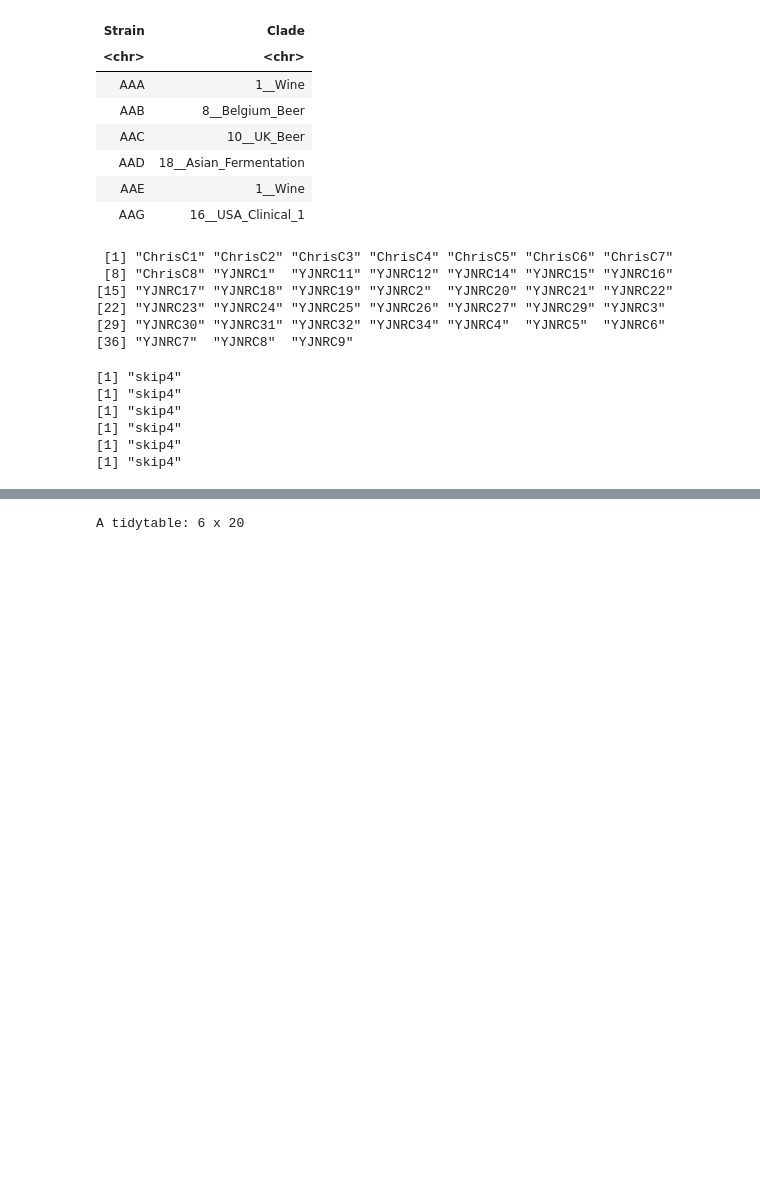
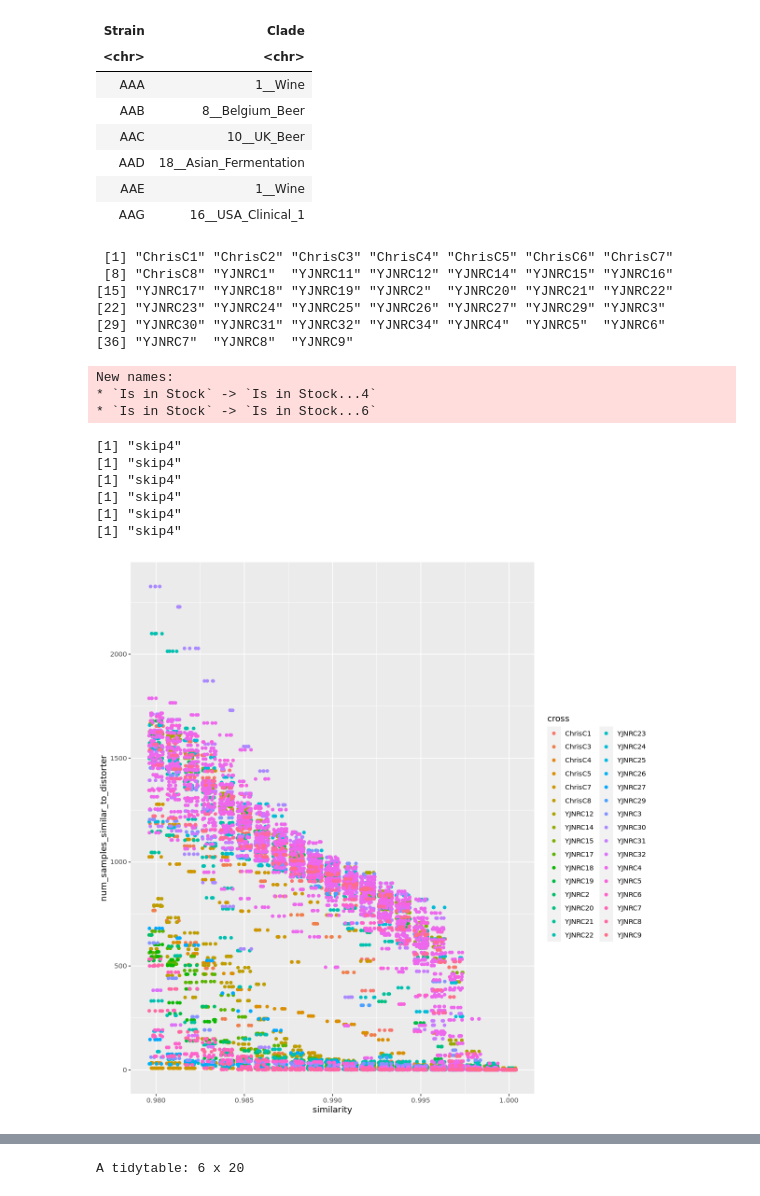
Before and after one commit to jnrunge/TRD, a Jupyter notebook: 03_GenomicSignals/01_pixy.ipynb, the cells around one changed output, grey strips where cells are left out. Cells and saved outputs as stored; diff of their text form; code cells hidden in the pictures; blank space fills up the shorter version.

Commit message:
adding improved and additional diversity calculations

```diff
--- a/03_GenomicSignals/01_pixy.ipynb
+++ b/03_GenomicSignals/01_pixy.ipynb
@@ -11,0 +32,25 @@ library(tidytable)
+# %%
+# code from 02_Local-Ph...
+# prepare for IBS calculations
+
+library(SNPRelate)
+library(ape)
+
+# Get paths of input files
+my.vcf <- "/home/jnrunge/data/trd/full2489Matrix.vcf.gz"
+subset_samples = "none"
+
+if(subset_samples == "none"){
+    subset_samples=NULL
+    prefix <- basename(my.vcf)
+    }else{
+    prefix <- basename(subset_samples)
+    subset_samples=readLines(subset_samples)
+    }
+
+#setwd(dirname(my.vcf))
+if(!file.exists(paste0(dirname(my.vcf), "/", prefix, ".gds"))){
+    snpgdsVCF2GDS(my.vcf, paste0(prefix, ".gds"), ignore.chr.prefix="chromosome")
+}
+
+genofile <- snpgdsOpen(paste0(dirname(my.vcf), "/", prefix, ".gds"))
@@ -96,7 +159,7 @@ A tidytable: 6 x 2
 | AAE | 1__Wine |
 | AAG | 16__USA_Clinical_1 |
 # %%
-selectSimilarity=0.7
+selectSimilarities=c(0.98,0.985,0.9,0.995) # changed from 0.7, which was based on another calculation method
 df_Strains=fread("../Shiny/data/Victor/operationalTable_Full2543Sace_Clades.csv")
 
 crosses=readLines("~/data/trd/mapped_reads/TRD.vcf.gz.samples")
@@ -109,6 +172,12 @@ crosses
 [22] "YJNRC23" "YJNRC24" "YJNRC25" "YJNRC26" "YJNRC27" "YJNRC29" "YJNRC3"
 [29] "YJNRC30" "YJNRC31" "YJNRC32" "YJNRC34" "YJNRC4"  "YJNRC5"  "YJNRC6"
 [36] "YJNRC7"  "YJNRC8"  "YJNRC9"
+# %%
+source("../LoadCrosses.r")
+# %% [output]
+New names:
+* `Is in Stock` -> `Is in Stock...4`
+* `Is in Stock` -> `Is in Stock...6`
 # %%
 
 # add TRD-similar strains vs rest
@@ -178,3 +304,8 @@ for(c in crosses){
 [1] "skip4"
 [1] "skip4"
 [1] "skip4"
+# %%
+ggplot(similarity_number_of_samples, aes(similarity, num_samples_similar_to_distorter, color=cross))+
+geom_jitter()
+# %% [output]
+[figure, added]
```
Also changed, not shown: parts of 12 cells of this notebook.
